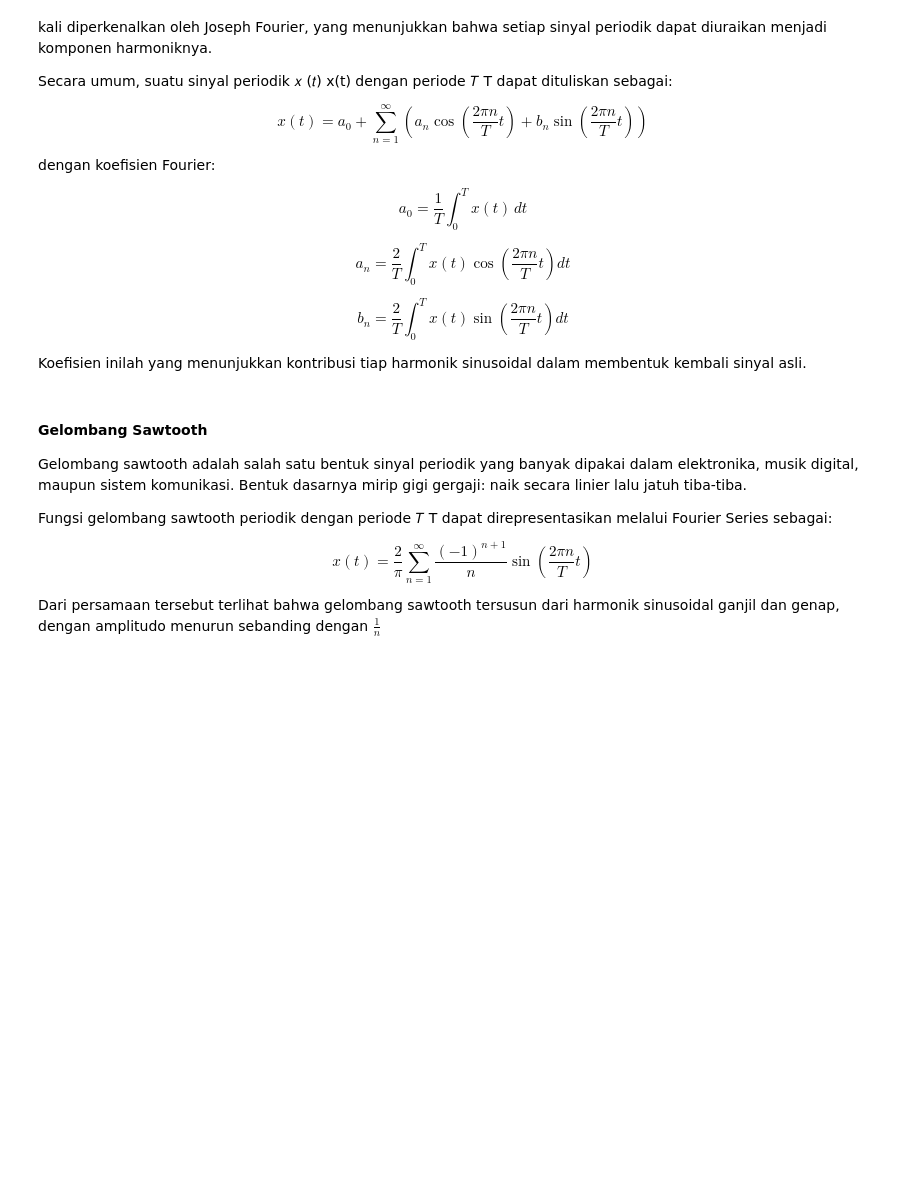
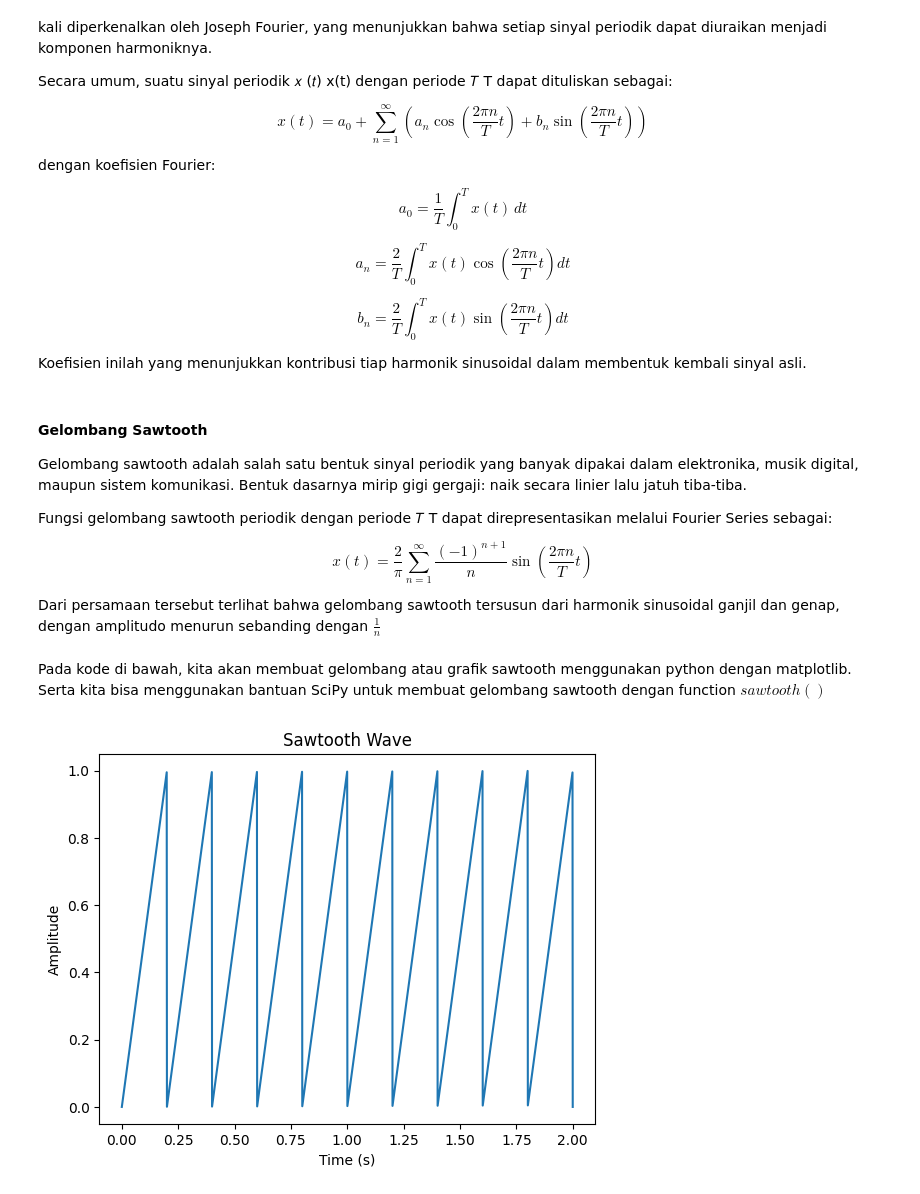
Before and after one commit to Kyr1ns/SignalSystem-C, a Jupyter notebook: ch3-fourier-series/kelompok-1/essay.ipynb, the cells around one changed output. Drawn from its saved outputs; the diff is of its cells as text; code cells hidden in the pictures; blank space fills up the shorter version.

```diff
--- a/ch3-fourier-series/kelompok-1/essay.ipynb
+++ b/ch3-fourier-series/kelompok-1/essay.ipynb
@@ -119,3 +119,12 @@ x(t) = \frac{2}{\pi} \sum_{n=1}^{\infty} \frac{(-1)^{n+1}}{n} \sin\left( \frac{2
 $$
 
 Dari persamaan tersebut terlihat bahwa gelombang sawtooth tersusun dari harmonik sinusoidal ganjil dan genap, dengan amplitudo menurun sebanding dengan $ \frac{1}{n} $
+# %% [markdown]
+Pada kode di bawah, kita akan membuat gelombang atau grafik sawtooth menggunakan python dengan matplotlib. Serta kita bisa menggunakan bantuan SciPy untuk membuat gelombang sawtooth dengan function $ sawtooth() $
+# %%
+## Gelombang Sawtooth Menggunakan Matplotlib
+import sawtooth
+
+sawtooth.run_sawtooth(1,5,2) # Amplitude, Frequency, Duration
+# %% [output]
+[figure, added]
```
Also changed, not shown: parts of 3 cells of this notebook, 6 other files.
